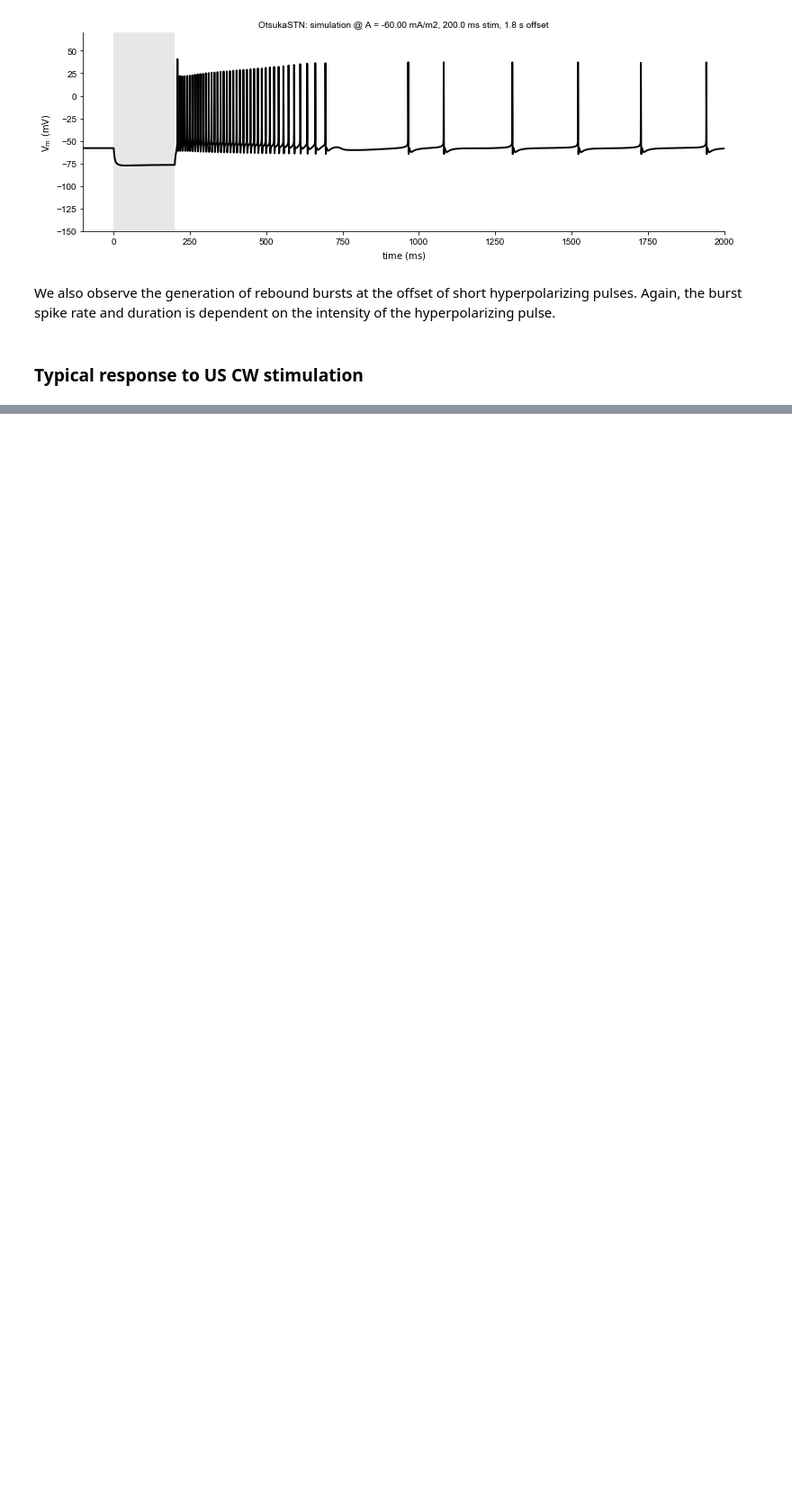
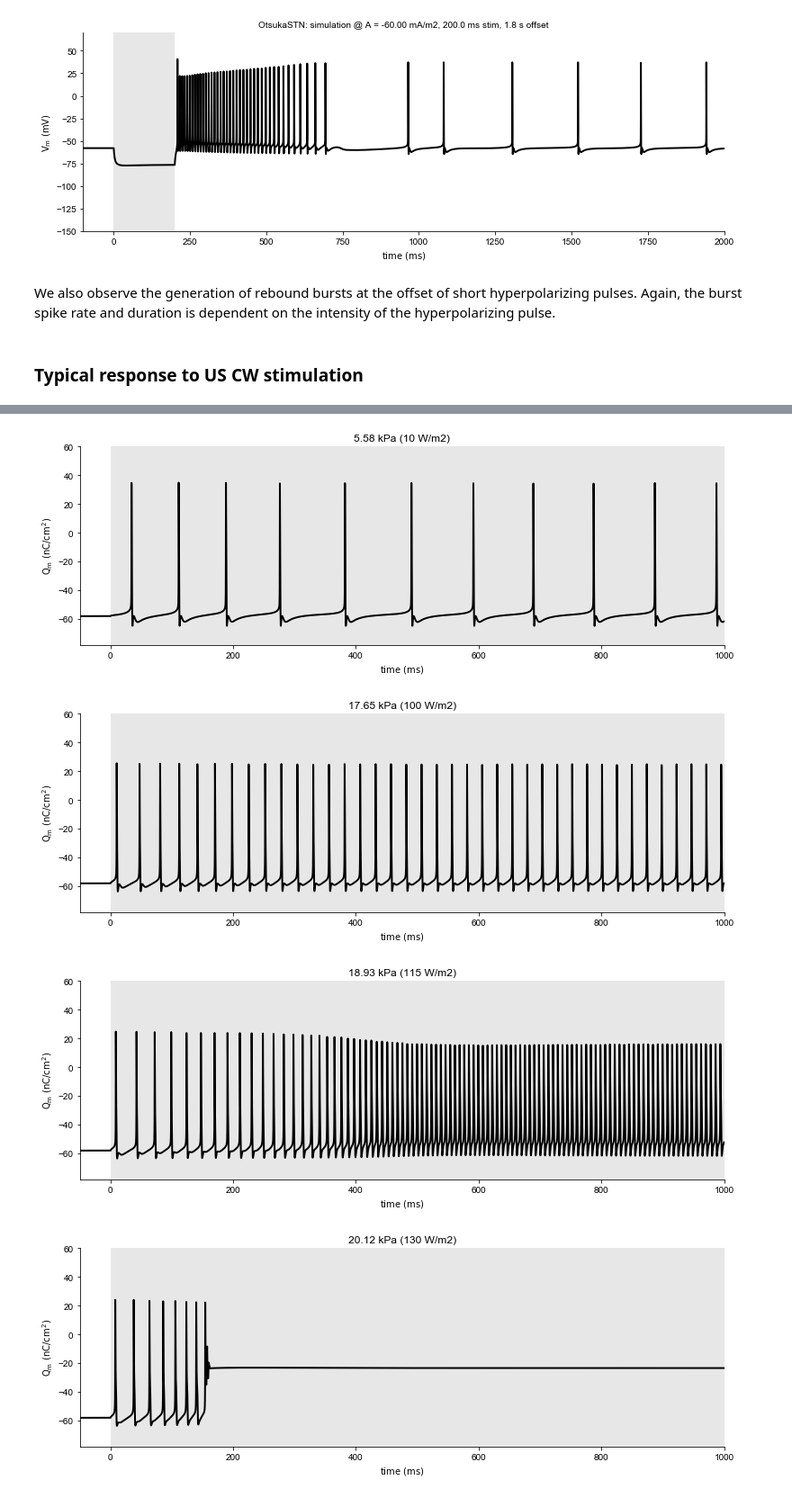
Before and after one commit to scbao/pysonic, a Jupyter notebook: notebooks/STN neuron.ipynb, the cells around one changed output, grey strips where cells are left out. Shown: that part at 90% size. Saved outputs shown, nothing was run; the diff lists cells and outputs as text; code cells hidden in the pictures; blank space fills up the shorter version.

```diff
--- a/notebooks/STN neuron.ipynb
+++ b/notebooks/STN neuron.ipynb
@@ -149,9 +146,13 @@ The Otsuka paper predicts the induction of rebound plateau potentials with high-
 
 <img src="Otsuka/fig4D.png" alt="STN rebound potential" style="height:300px;"/>
 # %%
-print(f'Vm0 = {pneuron.Vm0} mV')
+# Run simulations for various hyperpolarizing pulses
+hyp_currents = [-5., -20., -60.]  # mA/m2
 pp = PulsedProtocol(0.2, 1.8)
-for A in [-5., -20., -60.]:
-    data, meta = pneuron.simulate(A, pp)
+outputs = simPulses(pneuron, hyp_currents, pp)
+
+# Plot Vm profiles
+for I, out in zip(hyp_currents, outputs):
+    data, meta = out
     fig = GroupedTimeSeries([(data, meta)], pltscheme={'V_m': ['Vm']}).render()[0]
 # %% [output]
@@ -166,13 +163,3 @@ Vm0 = -58.0 mV
 We also observe the generation of rebound bursts at the offset of short hyperpolarizing pulses. Again, the burst spike rate and duration is dependent on the intensity of the hyperpolarizing pulse.
 # %% [markdown]
 ### Typical response to US CW stimulation
-# %%
-a = 32e-9  # m
-Fdrive = 500e3  # Hz
-nbls = NeuronalBilayerSonophore(a, pneuron)
-pp = PulsedProtocol(1., 0.0)
-for I in [10, 110, 115, 127]:
-    A = Intensity2Pressure(I, rho=1028.0)
-    print(f'I = {I:.0f} W/m2 (A = {(A * 1e-3):.2f} kPa)')
-    data, meta = nbls.simulate(Fdrive, A, pp)
-    fig = GroupedTimeSeries([(data, meta)], pltscheme={'Q_m': ['Qm']}).render()[0]
@@ -192,2 +166,26 @@ I = 127 W/m2 (A = 19.89 kPa)
+# %%
+def simWaves(nbls, Fdrive, amps, pp):
+    batch = Batch(lambda A: nbls.simulate(Fdrive, A, pp), [[x] for x in amps])
+    return batch(mpi=True, loglevel=logging.INFO)
+# %%
+# Run simulations for various sonication intensities
+a = 32e-9  # m
+Fdrive = 500e3  # Hz
+intensities = np.array([10., 100., 115., 130.])  # W/m2
+amps = Intensity2Pressure(intensities, rho=1028.0)  # Pa
+pp = PulsedProtocol(1., 0.0)
+nbls = NeuronalBilayerSonophore(a, pneuron)
+outputs = simWaves(nbls, Fdrive, amps, pp)
+
+# Plot Qm profiles
+for (I, A), out in zip(zip(intensities, amps), outputs):
+    data, meta = out
+    fig = GroupedTimeSeries([(data, meta)], pltscheme={'Q_m': ['Qm']}).render()[0]
+    fig.axes[0].set_title(f'{A * 1e-3:.2f} kPa ({I:.0f} W/m2)')
+# %% [output]
+[figure, added]
+[figure, added]
+[figure, added]
+[figure, added]
 # %% [markdown]
 We observe a transition between different spiking regimes as a function of acoustic intensity:
```
Also changed, not shown: parts of 12 cells of this notebook, 1 other file.
